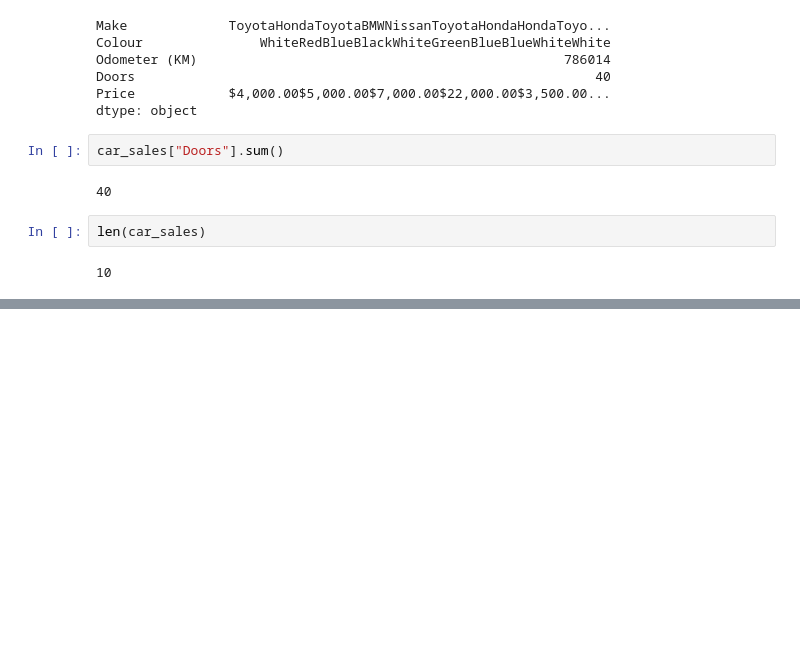
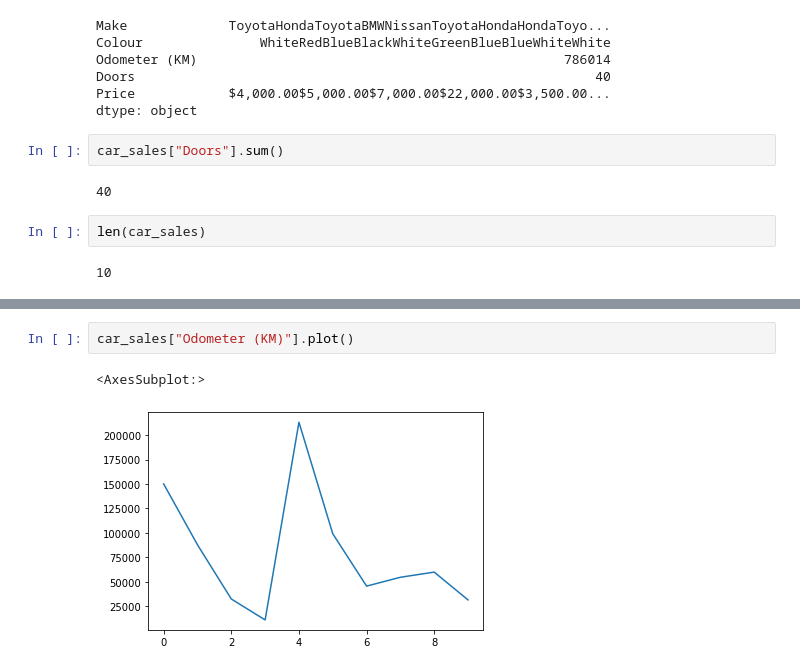
Before and after one commit to bishalsarkar77730/learn_data_science, a Jupyter notebook: learn-Pandas.ipynb, the cells around one changed output, grey strips where cells are left out. Cells and saved outputs as stored; diff of their text form; blank space fills up the shorter version.

```diff
--- a/learn-Pandas.ipynb
+++ b/learn-Pandas.ipynb
@@ -143,0 +314,5 @@ len(car_sales)
+# %%
+car_sales["Odometer (KM)"].plot()
+# %% [output]
+<AxesSubplot:>
+[figure, added]
```
Also changed, not shown: parts of 24 cells of this notebook.
